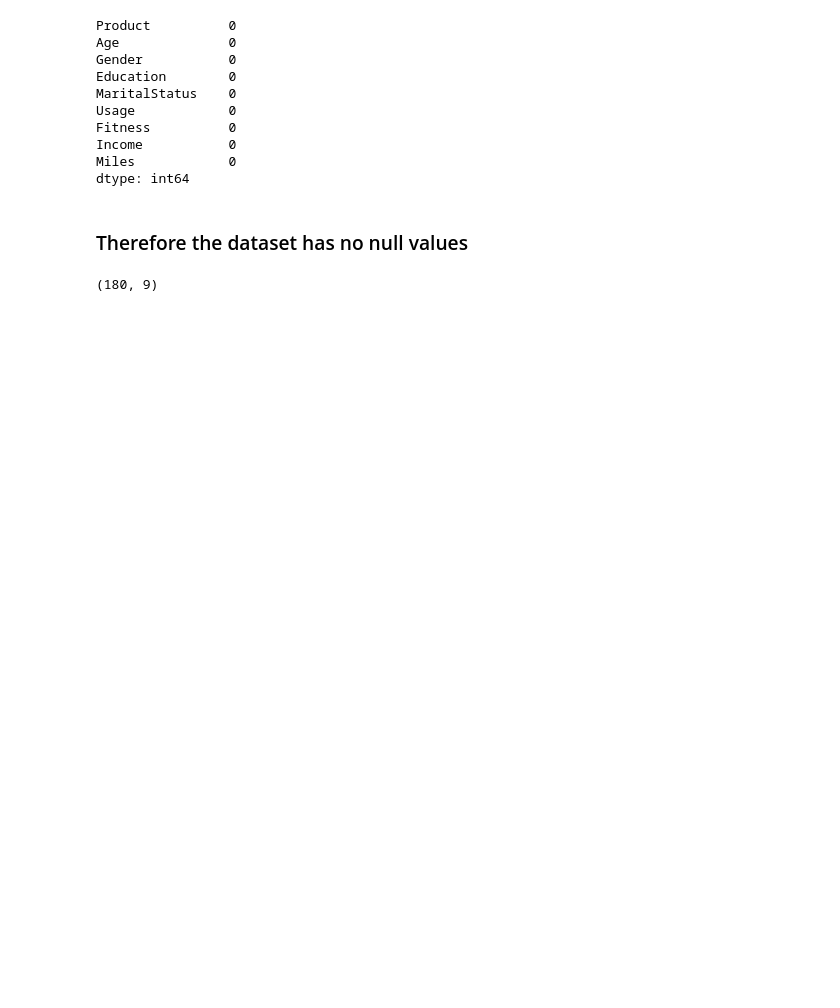
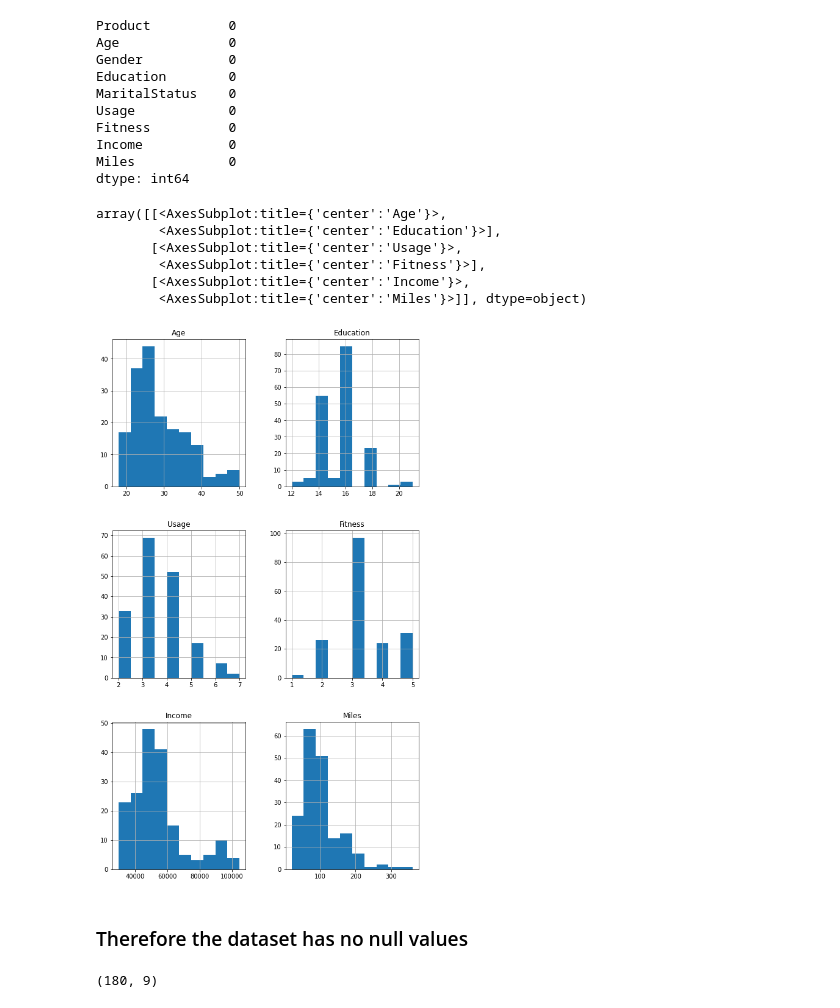
Before and after one commit to aryan-shrivastava09/HenryHarvinDSP, a Jupyter notebook: dataset1Analysis.ipynb, the cells around one changed output. Saved outputs shown, nothing was run; the diff lists cells and outputs as text; code cells hidden in the pictures; blank space fills up the shorter version.

```diff
--- a/dataset1Analysis.ipynb
+++ b/dataset1Analysis.ipynb
@@ -27,6 +62,16 @@ Fitness          0
 Income           0
 Miles            0
 dtype: int64
+# %%
+df.hist(figsize=(9,16))
+# %% [output]
+array([[<AxesSubplot:title={'center':'Age'}>,
+        <AxesSubplot:title={'center':'Education'}>],
+       [<AxesSubplot:title={'center':'Usage'}>,
+        <AxesSubplot:title={'center':'Fitness'}>],
+       [<AxesSubplot:title={'center':'Income'}>,
+        <AxesSubplot:title={'center':'Miles'}>]], dtype=object)
+[figure, added]
 # %% [markdown]
 ### Therefore the dataset has no null values
 # %%
```
Also changed, not shown: parts of 21 cells of this notebook, 2 other files.
